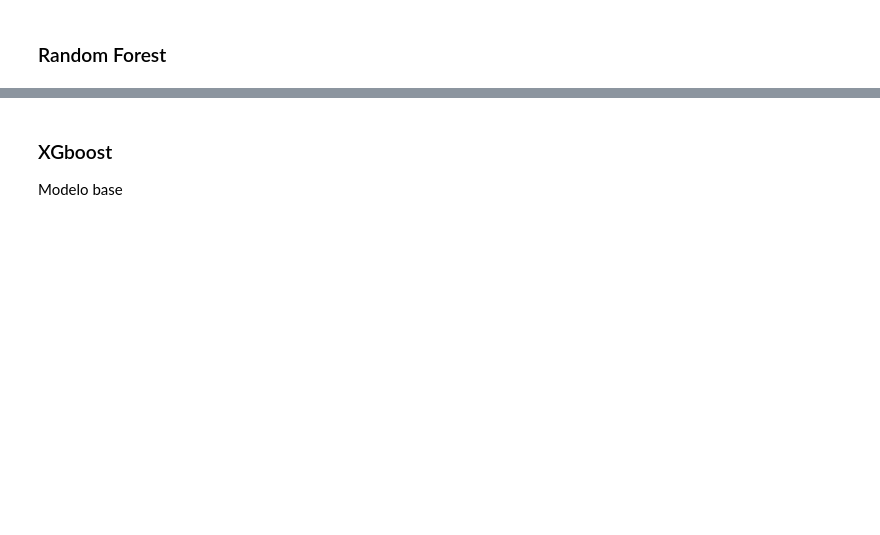
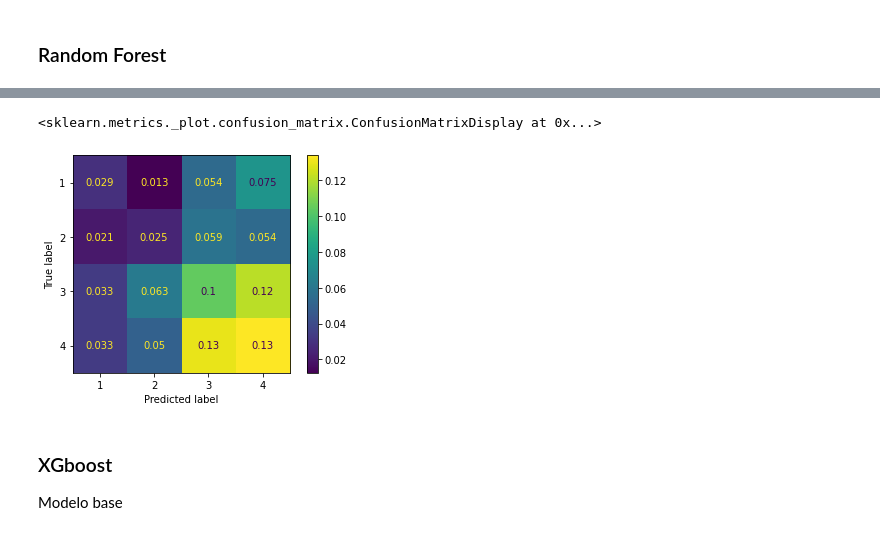
Before and after one commit to MaldonadoVihlai/taller_cda, a Jupyter notebook: taller3/taller3.ipynb, the cells around one changed output, grey strips where cells are left out. Drawn from its saved outputs; the diff is of its cells as text; code cells hidden in the pictures; blank space fills up the shorter version.

```diff
--- a/taller3/taller3.ipynb
+++ b/taller3/taller3.ipynb
@@ -1184,0 +1346,12 @@ X_train, X_val, Y_train, y_val= train_test_split(X_train, Y_train, test_size = 0
+# %%
+param_grid_rf = {'n_estimators': [100,150,500,1000],
+                 'max_depth':[10,50,100],
+                 'max_features':["sqrt", "log2", None],
+                 'bootstrap':[True,False],
+                 'random_state':[30],
+                 'class_weight':["balanced", "balanced_subsample"]}
+
+grid_rf = RandomizedSearchCV(RandomForestClassifier(), param_grid_rf, refit = True, verbose = 3,scoring='f1_weighted', cv=3,random_state=33)
+
+# fitting the model for grid search
+grid_rf.fit(X_train, Y_train.values.ravel())
@@ -1184,0 +1385,3 @@ X_train, X_val, Y_train, y_val= train_test_split(X_train, Y_train, test_size = 0
+# %%
+pred_yVal_rf=grid_rf.predict(X_val)
+print(classification_report(y_val_minmax, pred_yVal_rf))
@@ -1185,3 +1399,8 @@ X_train, X_val, Y_train, y_val= train_test_split(X_train, Y_train, test_size = 0
+# %%
+ConfusionMatrixDisplay.from_predictions(y_val.astype(int), pred_yVal_rf, normalize = 'all')
+# %% [output]
+<sklearn.metrics._plot.confusion_matrix.ConfusionMatrixDisplay at 0x...>
+[figure, added]
 # %% [markdown]
 ### XGboost
 Modelo base
```
Also changed, not shown: parts of 18 cells of this notebook.
